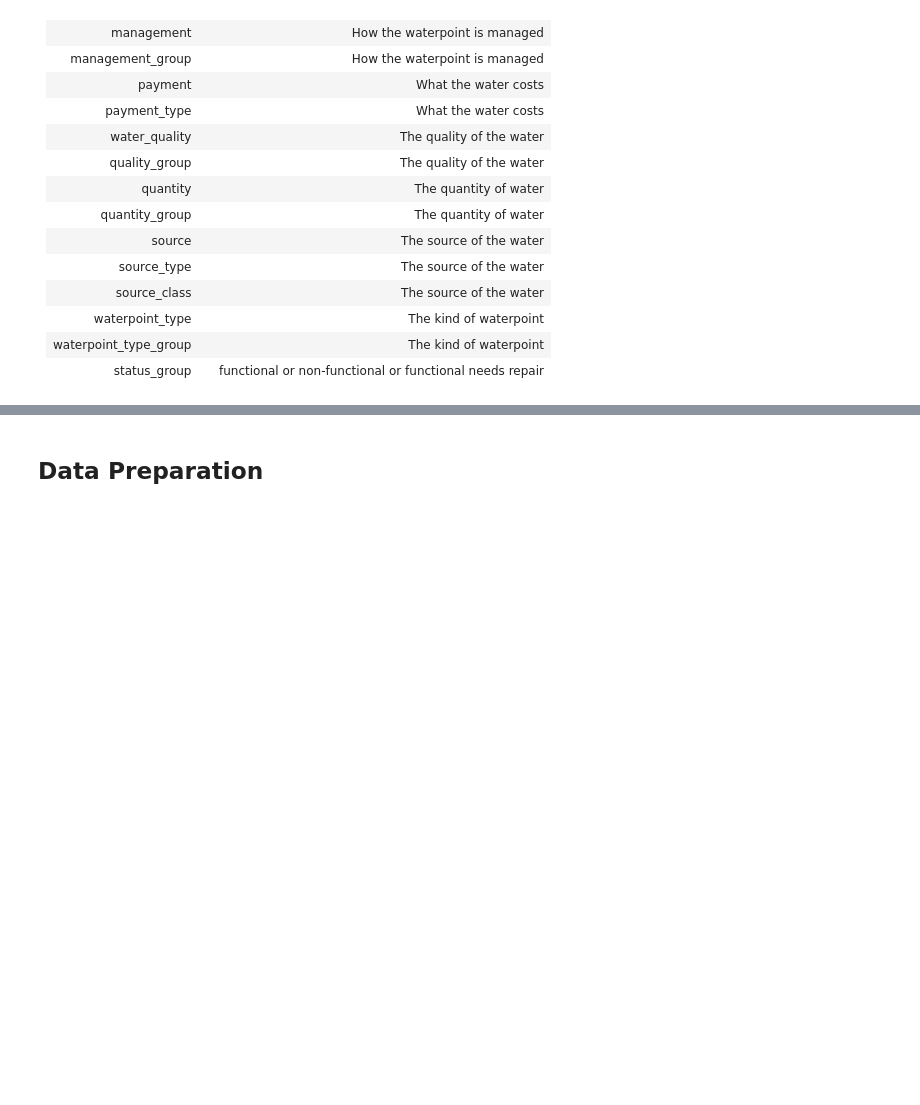
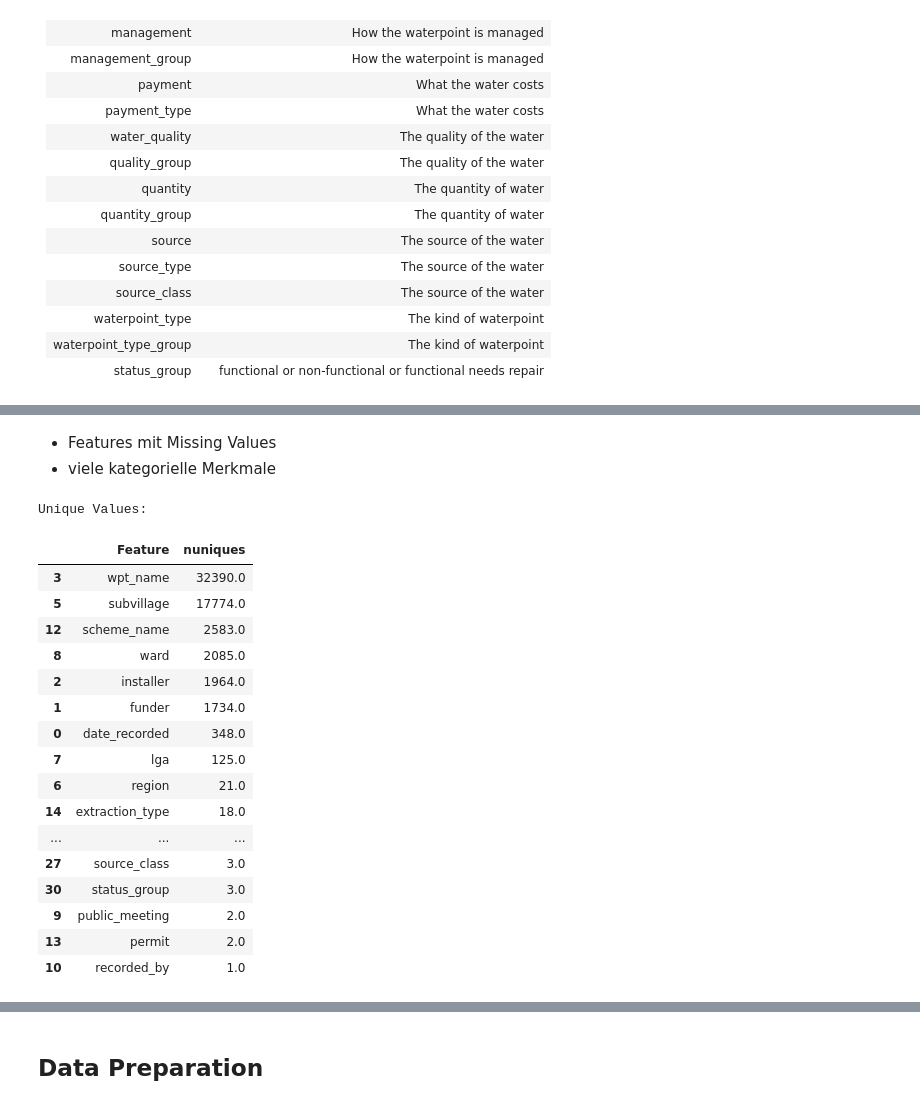
Before and after one commit to timo282/Tanzania_Pumps_Prediction, a Jupyter notebook: project.ipynb, the cells around one changed output, grey strips where cells are left out. Saved outputs shown, nothing was run; the diff lists cells and outputs as text; code cells hidden in the pictures; blank space fills up the shorter version.

```diff
--- a/project.ipynb
+++ b/project.ipynb
@@ -74,0 +141,29 @@ df_pump_test = pd.read_csv('pump_test.csv')
+# %% [markdown]
+- Features mit Missing Values
+- viele kategorielle Merkmale
+# %%
+print("Unique Values:")
+nuniques = pd.DataFrame({"Feature":[], "nuniques":[]})
+for col in df_pump_train.columns:
+    if df_pump_train[col].dtype == object:
+        nuniques.loc[len(nuniques)] = [col, df_pump_train[col].nunique()]
+nuniques.sort_values("nuniques", ascending=False)
+# %% [output]
+Unique Values:
+|  | Feature | nuniques |
+| 3 | wpt_name | 32390.0 |
+| 5 | subvillage | 17774.0 |
+| 12 | scheme_name | 2583.0 |
+| 8 | ward | 2085.0 |
+| 2 | installer | 1964.0 |
+| 1 | funder | 1734.0 |
+| 0 | date_recorded | 348.0 |
+| 7 | lga | 125.0 |
+| 6 | region | 21.0 |
+| 14 | extraction_type | 18.0 |
+| ... | ... | ... |
+| 27 | source_class | 3.0 |
+| 30 | status_group | 3.0 |
+| 9 | public_meeting | 2.0 |
+| 13 | permit | 2.0 |
+| 10 | recorded_by | 1.0 |
```
Also changed, not shown: parts of 12 cells of this notebook.
